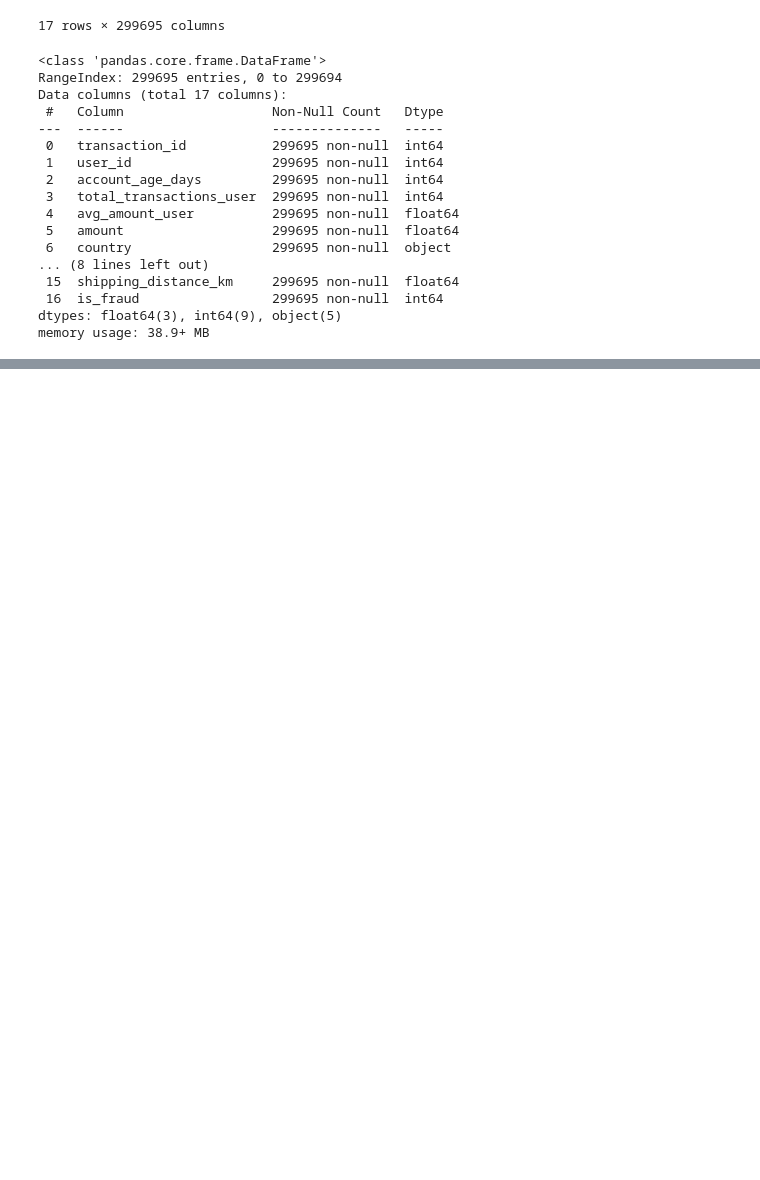
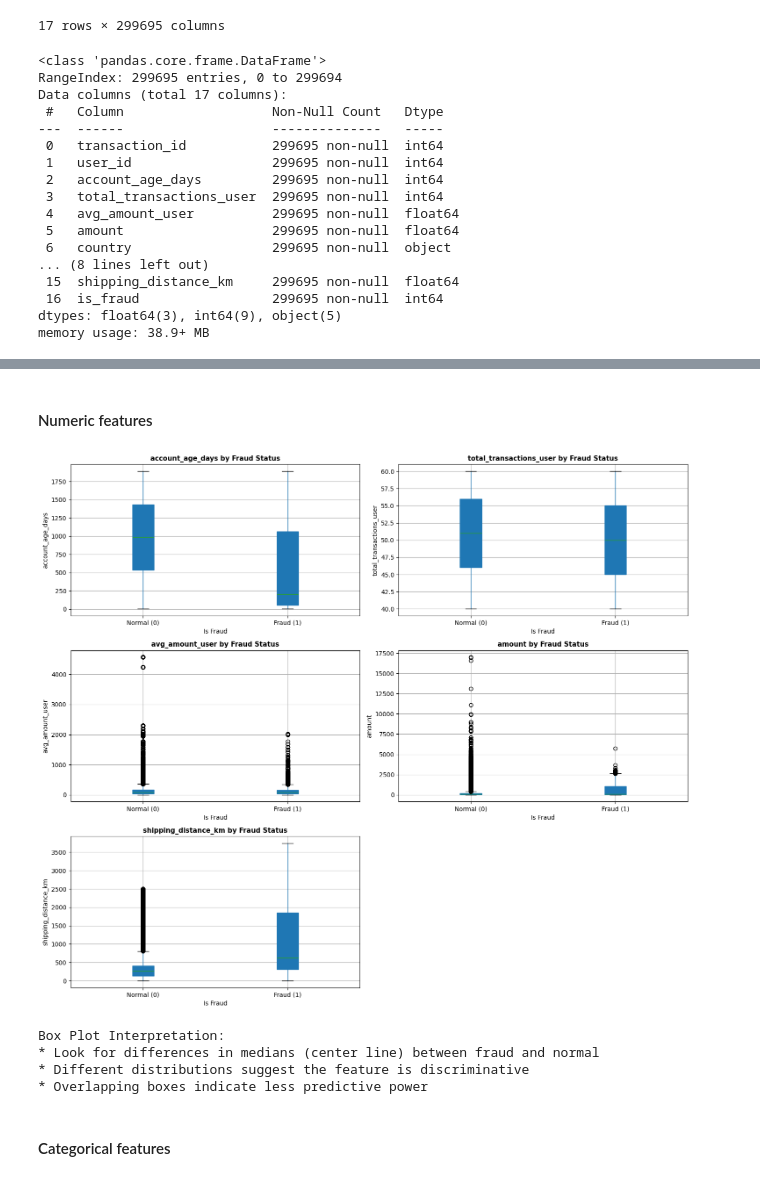
Before and after one commit to denshe/ecom-fraud-detection, a Jupyter notebook: fraud_transactions_eda.ipynb, the cells around one changed output, grey strips where cells are left out. Saved outputs shown, nothing was run; the diff lists cells and outputs as text; code cells hidden in the pictures; blank space fills up the shorter version.

```diff
--- a/fraud_transactions_eda.ipynb
+++ b/fraud_transactions_eda.ipynb
@@ -116,0 +397,12 @@ df[df.is_fraud==1].groupby('user_id').count()
+# %% [markdown]
+#### Numeric features
+# %%
+plot_box_plots(df, numeric_feats, target_col)
+# %% [output]
+[figure, added]
+Box Plot Interpretation:
+* Look for differences in medians (center line) between fraud and normal
+* Different distributions suggest the feature is discriminative
+* Overlapping boxes indicate less predictive power
+# %% [markdown]
+#### Categorical features
```
Also changed, not shown: parts of 23 cells of this notebook.
